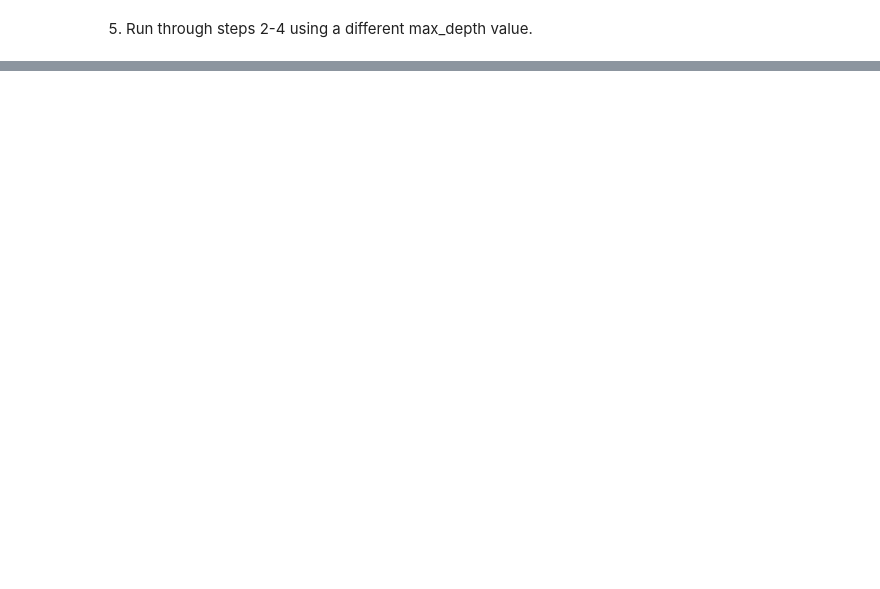
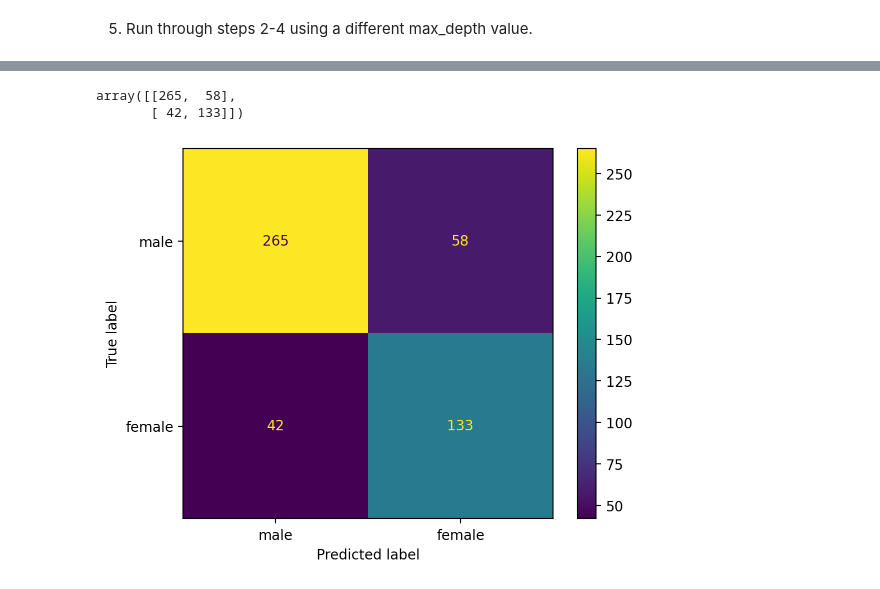
Before and after one commit to Is0metry/classification-exercises, a Jupyter notebook: model.ipynb, the cells around one changed output, grey strips where cells are left out. Drawn from its saved outputs; the diff is of its cells as text; code cells hidden in the pictures; blank space fills up the shorter version.

```diff
--- a/model.ipynb
+++ b/model.ipynb
@@ -107,0 +120,9 @@ plot_tree(tree,feature_names=x_train.columns,class_names=['male','female'])
+# %%
+
+confusion_disp = ConfusionMatrixDisplay.from_predictions(y_train,predicted,display_labels=['male','female'])
+confusion = confusion_disp.confusion_matrix
+confusion
+# %% [output]
+array([[265,  58],
+       [ 42, 133]])
+[figure, added]
```
Also changed, not shown: parts of 19 cells of this notebook.
